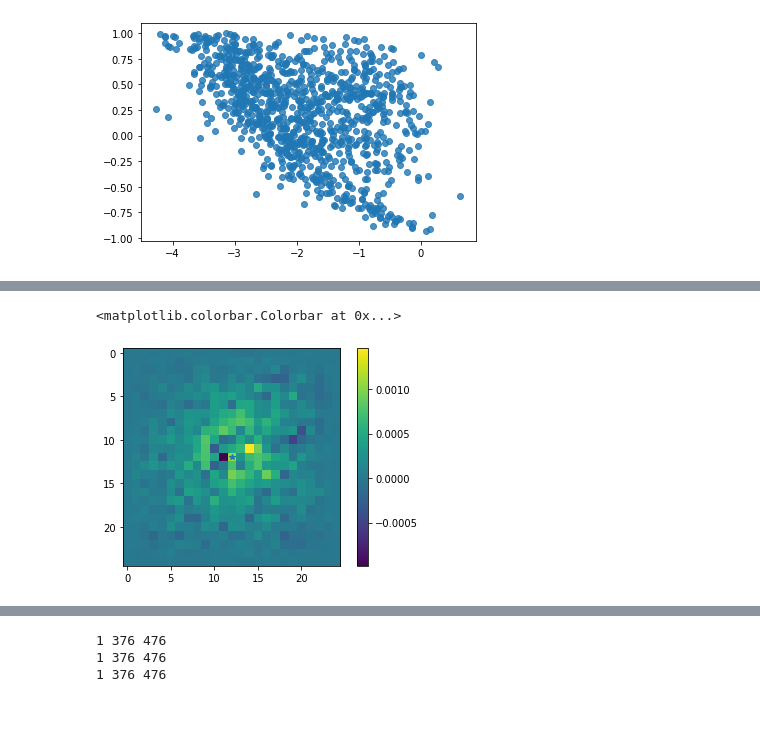
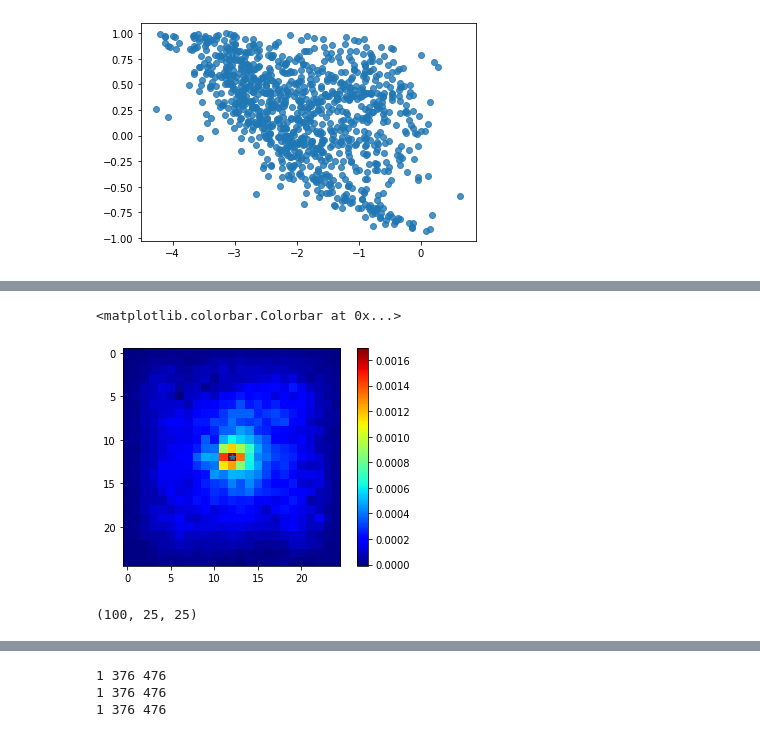
Before and after one commit to nansencenter/SID-NN, a Jupyter notebook: training.ipynb, the cells around one changed output, grey strips where cells are left out. Saved outputs shown, nothing was run; the diff lists cells and outputs as text; code cells hidden in the pictures.

Commit message:
ready to run training

```diff
--- a/training.ipynb
+++ b/training.ipynb
@@ -16,7 +17,7 @@ import yaml
 Set the experiment name and load the experiment setting
 # %%
 # Name of the experiment
-name = 'demo'
+name = '4var'
 
 # Root of all directory used
 rootdir = '/mnt/sfe-ns9602k/Julien/data'
@@ -104,9 +165,9 @@ Size of input feature: (25, 25, 1)
 # %% [markdown]
 Split the training set into train and validation
 # %%
-Xtrain, Xval, ytrain, yval = train_test_split(X, y,
-                                                    test_size = test_size,
-                                                    random_state = split_seed)
+Xtrain, Xval, ytrain, yval = train_test_split(X.astype(np.float32), y.astype(np.float32),
+                                                    test_size = dmod['test_size'],
+                                                    random_state = dmod['split_seed'])
 
 print(f"Number of training samples: {X.shape[0]}")
 print(f"Number of validation samples: {X.shape[0]}")
@@ -189,14 +250,28 @@ else:
     reg  = ak.AutoModel(
         inputs=input_node, outputs=output_node,
         overwrite=True,
-        max_trials=50,
+        max_trials=dmod['max_trials'],
         project_name = 'reg',
         directory=model_dir
     )
+
+
+    tensorboard_callback= tf.keras.callbacks.TensorBoard(log_dir=dmod['log_dir'], histogram_freq=2)
+
+    early_stopping_monitor = tf.keras.callbacks.EarlyStopping(
+    monitor='val_loss',
+    patience=dmod['patience'],
+    min_delta=1e-4,
+    verbose=1,
+    restore_best_weights=True
+)
+
     reg.fit(
-        Xtrain,
-        ytrain,
+        Xtrain[:dmod['ntrain']],
+        ytrain[:dmod['ntrain']],
         validation_data=(Xval, yval),
-        epochs = 50)
+        epochs = dmod['epochs'],
+        callbacks=[tensorboard_callback, early_stopping_monitor]
+        )
     model = reg.export_model()
     model.save(os.path.join(model_dir,model_name), save_format="tf")
@@ -222,4 +318,2 @@ Non-trainable params: 3
 _________________________________________________________________
-# %%
-model.compile(loss='mse')
 # %%
@@ -337,8 +431,11 @@ ImportError: cannot import name '_Conv' from 'keras.layers.convolutional' (/home
 # %%
-scores_2d = np.mean(score_decreases, axis=0).reshape(nim1,nim2,nc)
-plt.imshow(scores_2d[...,0])
+path_score = os.path.join(model_dir, fname_score_shuffle + '.npz')
+score_mean = np.mean(score_decreases, axis=0).reshape(nim1,nim2,nc)
+np.savez(path_score, base_score=base_score, score_mean = score_mean)
+
+plt.imshow(score_mean[...,0],cmap='jet')
 plt.plot(12,12,'*')
 plt.colorbar()
 # %% [output]
 <matplotlib.colorbar.Colorbar at 0x...>
-[figure, old version]
+[figure, new version]
@@ -344,0 +447,11 @@ plt.colorbar()
+# %%
+isal = [0,1,2,100]
+
+def loss(output):
+    return tuple(output[i] for i in range(100))
+saliency_map = saliency(loss, Xval[:100])
+
+print(saliency_map.shape)
+saliency_absmean = np.abs(saliency_map).mean(axis=0)
+# %% [output]
+(100, 25, 25)
```
Also changed, not shown: parts of 31 cells of this notebook, 3 other files.
